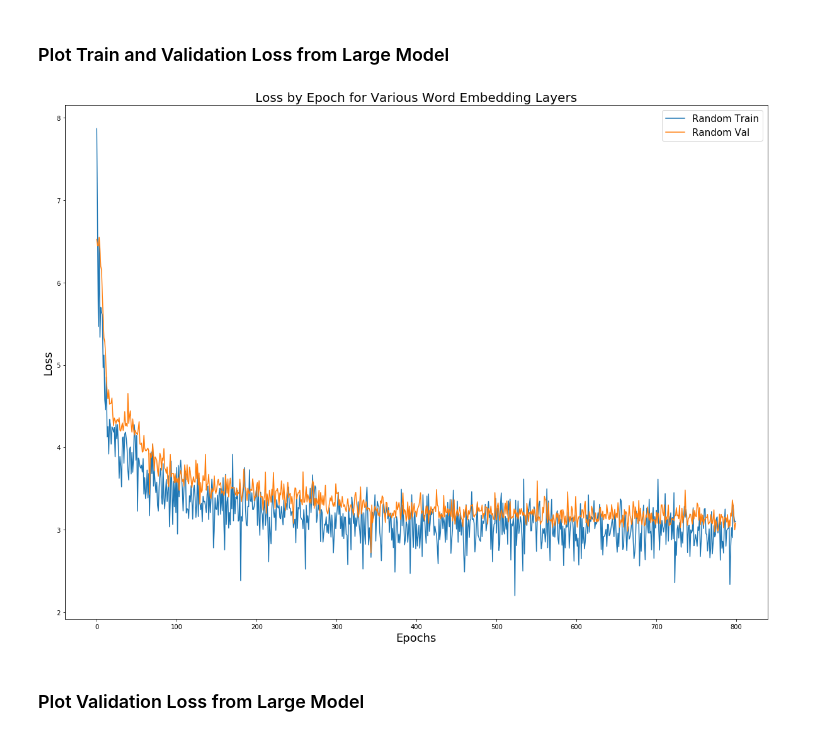
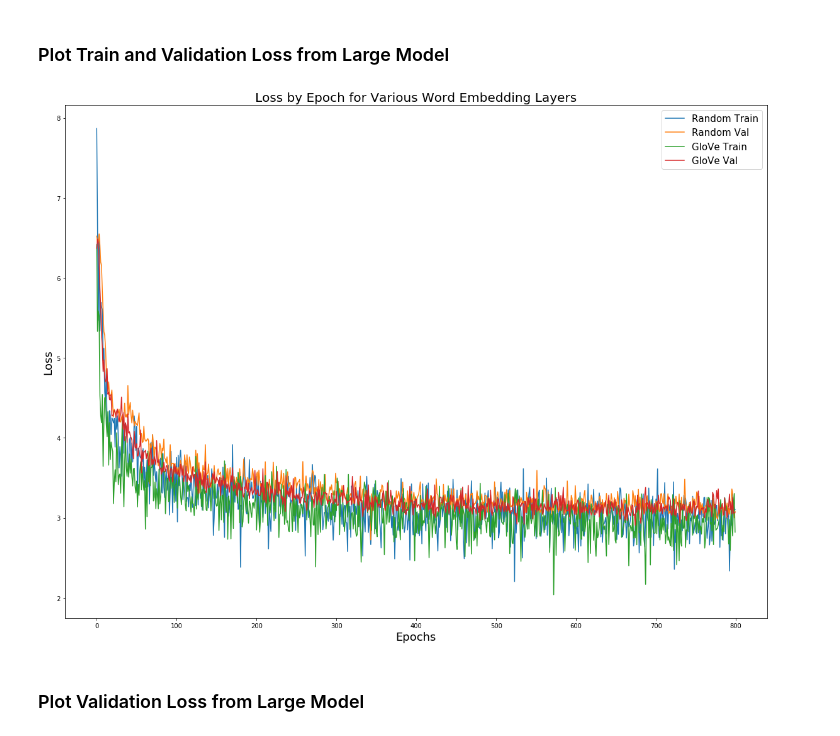
Before and after one commit to federated-learning-experiments/fl-text-models, a Jupyter notebook: notebooks/compare_embedding_layers.ipynb, the cells around one changed output. Saved outputs shown, nothing was run; the diff lists cells and outputs as text; code cells hidden in the pictures.

```diff
--- a/notebooks/compare_embedding_layers.ipynb
+++ b/notebooks/compare_embedding_layers.ipynb
@@ -146,10 +146,10 @@ random_train_accuracy = np.load('embedding_layer_results/random_{}/train_accurac
 random_val_loss = np.load('embedding_layer_results/random_{}/val_loss.npy'.format(network))[0:epochs]
 random_val_accuracy = np.load('embedding_layer_results/random_{}/val_accuracy.npy'.format(network))[0:epochs]
 # %%
-# glove_train_loss = np.load('embedding_layer_results/glove_{}/train_loss.npy'.format(network))[0:epochs]
-# glove_train_accuracy = np.load('embedding_layer_results/glove_{}/train_accuracy.npy'.format(network))[0:epochs]
-# glove_val_loss = np.load('embedding_layer_results/glove_{}/val_loss.npy'.format(network))[0:epochs]
-# glove_val_accuracy = np.load('embedding_layer_results/glove_{}/val_accuracy.npy'.format(network))[0:epochs]
+glove_train_loss = np.load('embedding_layer_results/glove_{}/train_loss.npy'.format(network))[0:epochs]
+glove_train_accuracy = np.load('embedding_layer_results/glove_{}/train_accuracy.npy'.format(network))[0:epochs]
+glove_val_loss = np.load('embedding_layer_results/glove_{}/val_loss.npy'.format(network))[0:epochs]
+glove_val_accuracy = np.load('embedding_layer_results/glove_{}/val_accuracy.npy'.format(network))[0:epochs]
 # %%
 # fasttext_train_loss = np.load('embedding_layer_results/fasttext_{}/train_loss.npy'.format(network))[0:epochs]
 # fasttext_train_accuracy = np.load('embedding_layer_results/fasttext_{}/train_accuracy.npy'.format(network))[0:epochs]
@@ -167,20 +167,20 @@ x_axis = range(0, epochs)
 # %%
 fig, ax = plt.subplots(figsize=(20, 15))
 ax.plot(x_axis, random_train_loss, label='Random Train')
 ax.plot(x_axis, random_val_loss, label='Random Val')
-# ax.plot(x_axis, glove_train_loss, label='GloVe Train')
-# ax.plot(x_axis, glove_val_loss, label='GloVe Val')
+ax.plot(x_axis, glove_train_loss, label='GloVe Train')
+ax.plot(x_axis, glove_val_loss, label='GloVe Val')
 # ax.plot(x_axis, fasttext_train_loss, label='FastText Train')
 # ax.plot(x_axis, fasttext_val_loss, label='FastText Val')
 # ax.plot(x_axis, pp_pca_pp_gpt2_train_loss, label='PP PCA PP GPT2 Train')
 # ax.plot(x_axis, pp_pca_pp_gpt2_val_loss, label='PP PCA PP GPT2 Val')
 ax.legend(loc='best', prop={'size': 15})
 plt.title('Loss by Epoch for Various Word Embedding Layers', fontsize=20)
 plt.xlabel('Epochs', fontsize=18)
 plt.ylabel('Loss', fontsize=18)
 plt.show()
 # %% [output]
-[figure, old version]
+[figure, new version]
 # %% [markdown]
 ### Plot Validation Loss from Large Model
 # %%
```
Also changed, not shown: parts of 3 cells of this notebook, 13 other files.
